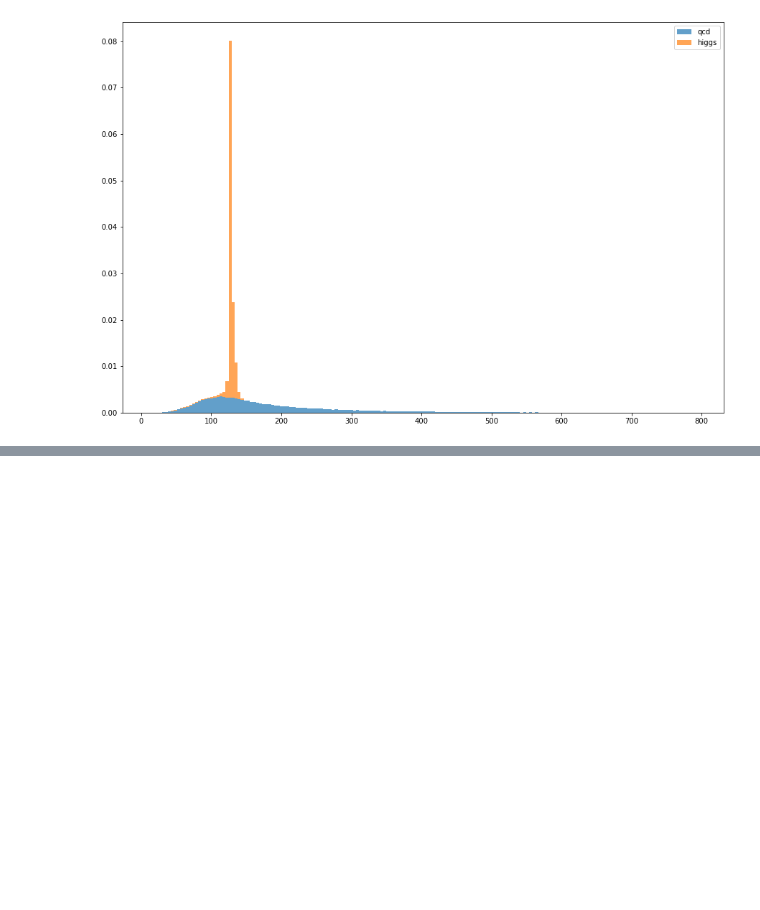
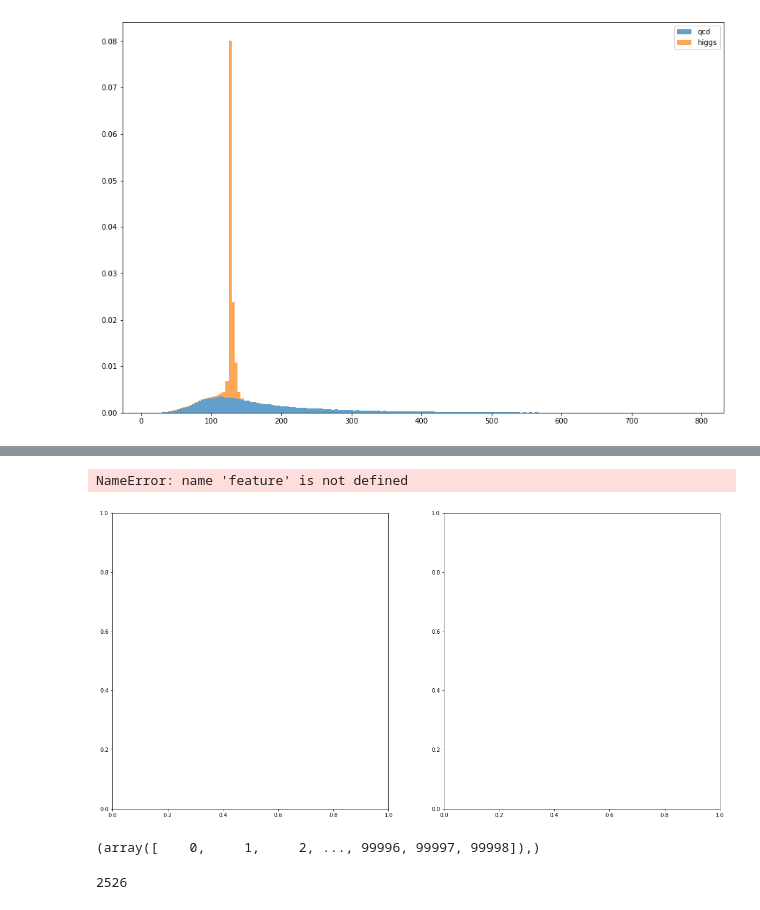
Before and after one commit to afspicciati/Phys-434, a Jupyter notebook: Lab7.ipynb, the cells around one changed output, grey strips where cells are left out. Cells and saved outputs as stored; diff of their text form; code cells hidden in the pictures; blank space fills up the shorter version.

```diff
--- a/Lab7.ipynb
+++ b/Lab7.ipynb
@@ -22,0 +150,20 @@ plt.legend();
+# %%
+plt.rcParams["figure.figsize"] = (20,10)
+
+def get_indices():
+    higgs_cuts = np.where(higgs['mass'] > cut[0] & higgs['mass'] > cut[1])
+
+
+def plot_features():
+
+    fig, ax = plt.subplots(1, 2)
+
+
+
+    ax[0].hist([qcd[feature],higgs[feature]],stacked=True,bins=180,density = True, label = ['qcd','higgs'],alpha=0.7);
+    ax[0].legend();
+# %%
+plot_features()
+# %% [output]
+NameError: name 'feature' is not defined
+[figure, added]
@@ -22,0 +174,4 @@ plt.legend();
+# %%
+get_indices([124,125])
+# %% [output]
+(array([    0,     1,     2, ..., 99996, 99997, 99998]),)
@@ -22,0 +186,4 @@ plt.legend();
+# %%
+tot_qcd
+# %% [output]
+2526
```
Also changed, not shown: parts of 25 cells of this notebook.
